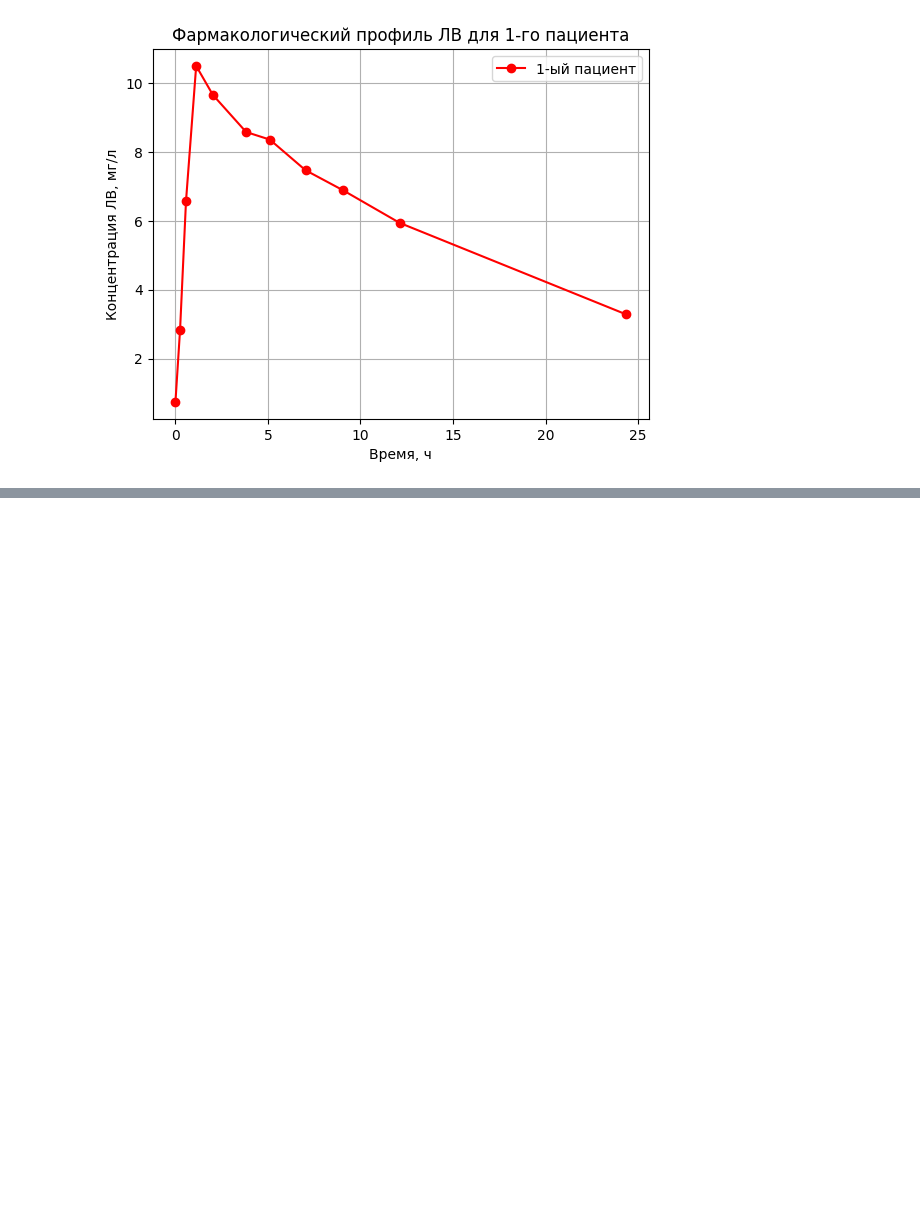
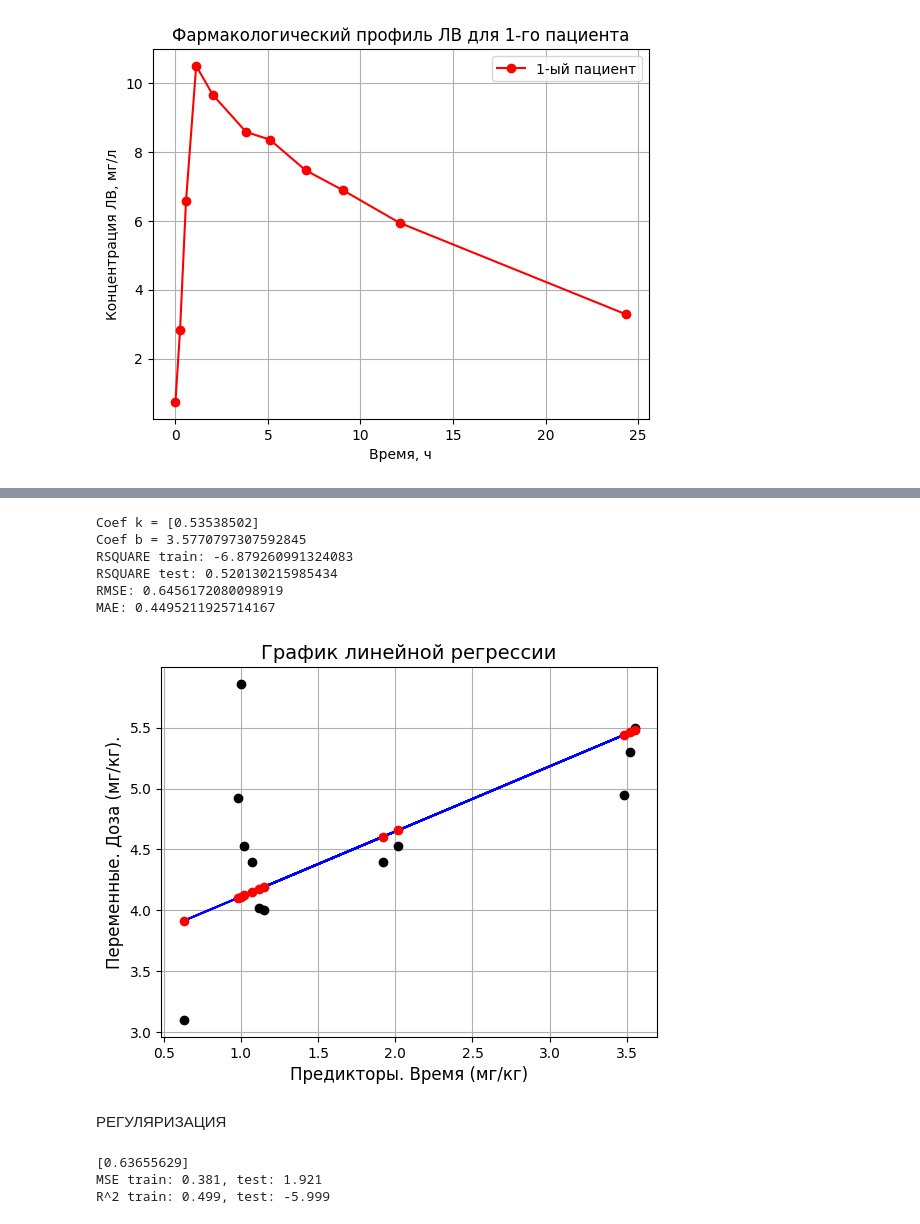
Before and after one commit to hdr3d/regression-analysis-Theophylline, a Jupyter notebook: linear.ipynb, the cells around one changed output, grey strips where cells are left out. Saved outputs shown, nothing was run; the diff lists cells and outputs as text; code cells hidden in the pictures; blank space fills up the shorter version.

```diff
--- a/linear.ipynb
+++ b/linear.ipynb
@@ -84,0 +81,38 @@ ValueError: maximum supported dimension for an ndarray is 32, found 132
+# %%
+x = np.array(maxs_df["Time"]).reshape(-1, 1)
+y = np.array(maxs_df["Dose"])
+
+X_train, X_test, y_train, y_test = train_test_split(
+    x, y, test_size=0.2, random_state=0)
+model = LinearRegression().fit(X_train, y_train)
+y_pred = model.predict(y_test.reshape(-1, 1))
+# %%
+y_pred = model.predict(x)
+b0 = model.coef_
+b1 = model.intercept_
+
+plt.title('График линейной регрессии', fontsize=14)
+plt.xlabel('Предикторы. Время (мг/кг)', fontsize=12)
+plt.ylabel('Переменные. Доза (мг/кг).', fontsize=12)
+plt.grid()
+plt.plot(x, b0 * x + b1, 'b')
+plt.plot(maxs_df["Time"], maxs_df["Dose"], 'ko')
+plt.plot(x, y_pred, 'ro', label='predict')
+print(f'Coef k = {b0}\nCoef b = {b1}')
+
+print("RSQUARE train: {}".format(model.score(X_test, y_test)))
+print("RSQUARE test: {}".format(model.score(X_train, y_train)))
+
+from sklearn.metrics import mean_squared_error, mean_absolute_error
+print(f"RMSE: {np.sqrt(mean_squared_error(y, y_pred))}")
+print(f"MAE: {mean_absolute_error(y, y_pred)}")
+# %% [output]
+Coef k = [0.53538502]
+Coef b = 3.5770797307592845
+RSQUARE train: -6.879260991324083
+RSQUARE test: 0.520130215985434
+RMSE: 0.6456172080098919
+MAE: 0.4495211925714167
+[figure, added]
+# %% [markdown]
+РЕГУЛЯРИЗАЦИЯ
@@ -84,0 +127,19 @@ ValueError: maximum supported dimension for an ndarray is 32, found 132
+# %%
+from sklearn.linear_model import Lasso
+
+lasso = Lasso(alpha=0.1)
+lasso.fit(X_train_scaled, y_train_scaled)
+y_train_pred = lasso.predict(X_train_scaled)
+y_test_pred = lasso.predict(X_test_scaled)
+print(lasso.coef_)
+
+print('MSE train: {:.3f}, test: {:.3f}'.format(
+        mean_squared_error(y_train_scaled, y_train_pred),
+        mean_squared_error(y_test_scaled, y_test_pred)))
+print('R^2 train: {:.3f}, test: {:.3f}'.format(
+        r2_score(y_train_scaled, y_train_pred),
+        r2_score(y_test_scaled, y_test_pred)))
+# %% [output]
+[0.63655629]
+MSE train: 0.381, test: 1.921
+R^2 train: 0.499, test: -5.999
```
Also changed, not shown: parts of 3 cells of this notebook, 1 other file.
